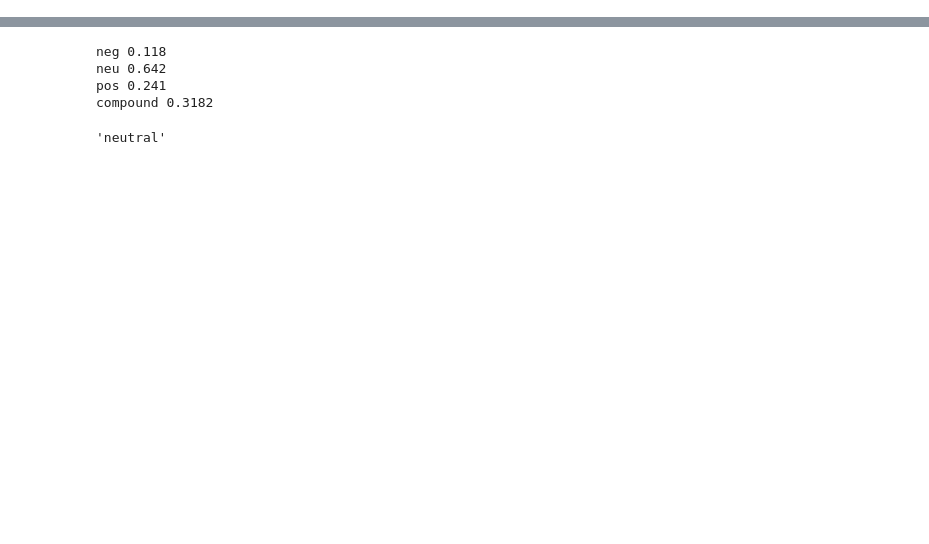
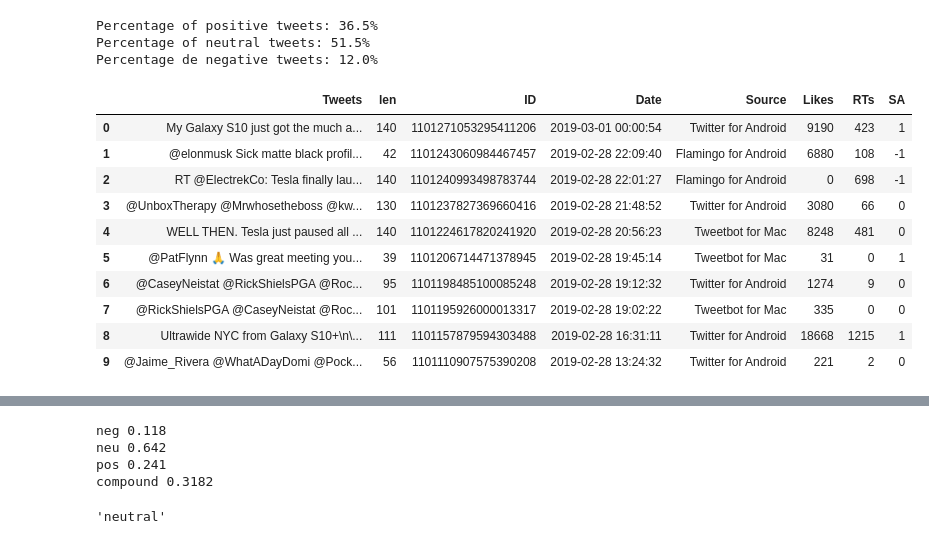
Before and after one commit to NagaIndukur/SentimentAnalysis, a Jupyter notebook: Sentiment_Analysis.ipynb, the cells around one changed output, grey strips where cells are left out. Drawn from its saved outputs; the diff is of its cells as text; code cells hidden in the pictures; blank space fills up the shorter version.

```diff
--- a/Sentiment_Analysis.ipynb
+++ b/Sentiment_Analysis.ipynb
@@ -42,0 +86,8 @@ en
+# %%
+def clean_tweet1(tweet):
+    x = ' '.join(re.sub("(@[A-Za-z0-9]+)|([^0-9A-Za-z \t])|(\w+:\/\/\S+)", " ", tweet).split())
+    return x
+# %%
+for tweet in new_data['Tweets']:
+    a = clean_tweet1(tweet)
+    print(a)
@@ -42,0 +112,14 @@ en
+# %%
+def clean_tweet(tweet):
+    return ' '.join(re.sub("(@[A-Za-z0-9]+)|([^0-9A-Za-z \t])|(\w+:\/\/\S+)", " ", tweet).split())
+
+def sentiment_analyser(tweet):
+    analysis = TextBlob(clean_tweet(tweet))
+    if analysis.sentiment.polarity > 0:
+        return 1
+    elif analysis.sentiment.polarity == 0:
+        return 0
+    else:
+        return -1
+# %%
+new_data['SA'] = np.array([ sentiment_analyser(tweet) for tweet in new_data['Tweets'] ])
@@ -43,3 +130,25 @@ en
+# %%
+print("Percentage of positive tweets: {}%".format(len(pos_tweets)*100/len(new_data['Tweets'])))
+print("Percentage of neutral tweets: {}%".format(len(neu_tweets)*100/len(new_data['Tweets'])))
+print("Percentage de negative tweets: {}%".format(len(neg_tweets)*100/len(new_data['Tweets'])))
+# %% [output]
+Percentage of positive tweets: 36.5%
+Percentage of neutral tweets: 51.5%
+Percentage de negative tweets: 12.0%
+# %%
+new_data.head(10)
+# %% [output]
+|  | Tweets | len | ID | Date | Source | Likes | RTs | SA |
+| 0 | My Galaxy S10 just got the much a... | 140 | 1101271053295411206 | 2019-03-01 00:00:54 | Twitter for Android | 9190 | 423 | 1 |
+| 1 | @elonmusk Sick matte black profil... | 42 | 1101243060984467457 | 2019-02-28 22:09:40 | Flamingo for Android | 6880 | 108 | -1 |
+| 2 | RT @ElectrekCo: Tesla finally lau... | 140 | 1101240993498783744 | 2019-02-28 22:01:27 | Flamingo for Android | 0 | 698 | -1 |
+| 3 | @UnboxTherapy @Mrwhosetheboss @kw... | 130 | 1101237827369660416 | 2019-02-28 21:48:52 | Twitter for Android | 3080 | 66 | 0 |
+| 4 | WELL THEN. Tesla just paused all ... | 140 | 1101224617820241920 | 2019-02-28 20:56:23 | Tweetbot for Mac | 8248 | 481 | 0 |
+| 5 | @PatFlynn 🙏 Was great meeting you... | 39 | 1101206714471378945 | 2019-02-28 19:45:14 | Tweetbot for Mac | 31 | 0 | 1 |
+| 6 | @CaseyNeistat @RickShielsPGA @Roc... | 95 | 1101198485100085248 | 2019-02-28 19:12:32 | Twitter for Android | 1274 | 9 | 0 |
+| 7 | @RickShielsPGA @CaseyNeistat @Roc... | 101 | 1101195926000013317 | 2019-02-28 19:02:22 | Tweetbot for Mac | 335 | 0 | 0 |
+| 8 | Ultrawide NYC from Galaxy S10+\n\... | 111 | 1101157879594303488 | 2019-02-28 16:31:11 | Twitter for Android | 18668 | 1215 | 1 |
+| 9 | @Jaime_Rivera @WhatADayDomi @Pock... | 56 | 1101110907575390208 | 2019-02-28 13:24:32 | Twitter for Android | 221 | 2 | 0 |
 # %%
 import nltk
 nltk.download('vader_lexicon')
```
Also changed, not shown: parts of 14 cells of this notebook.
